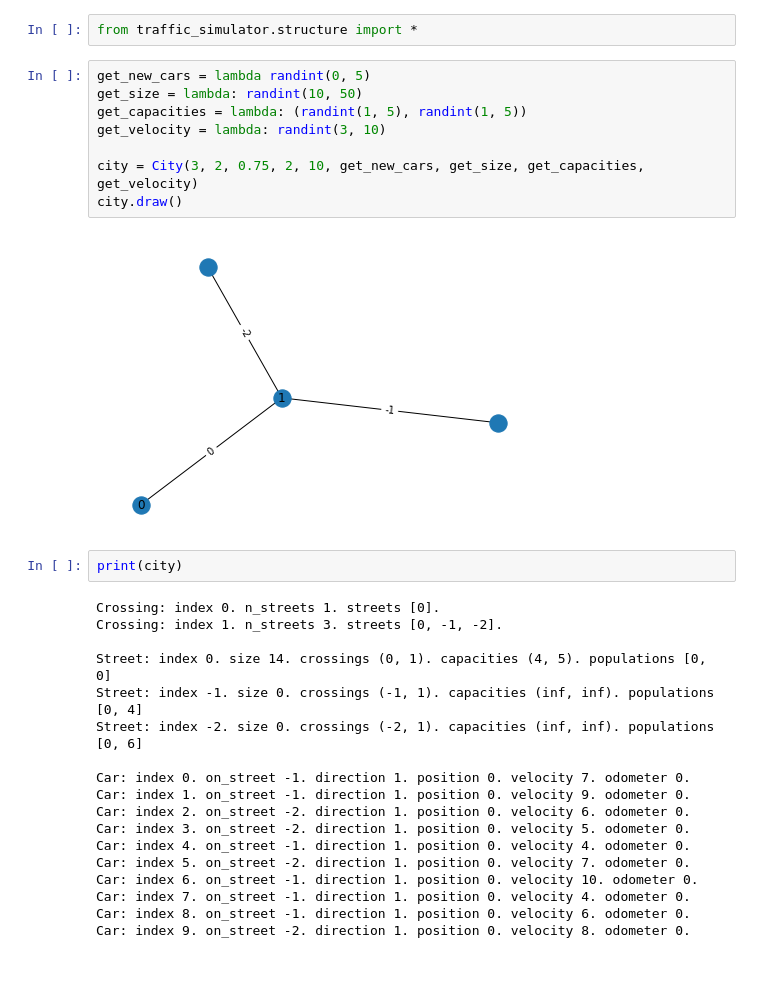
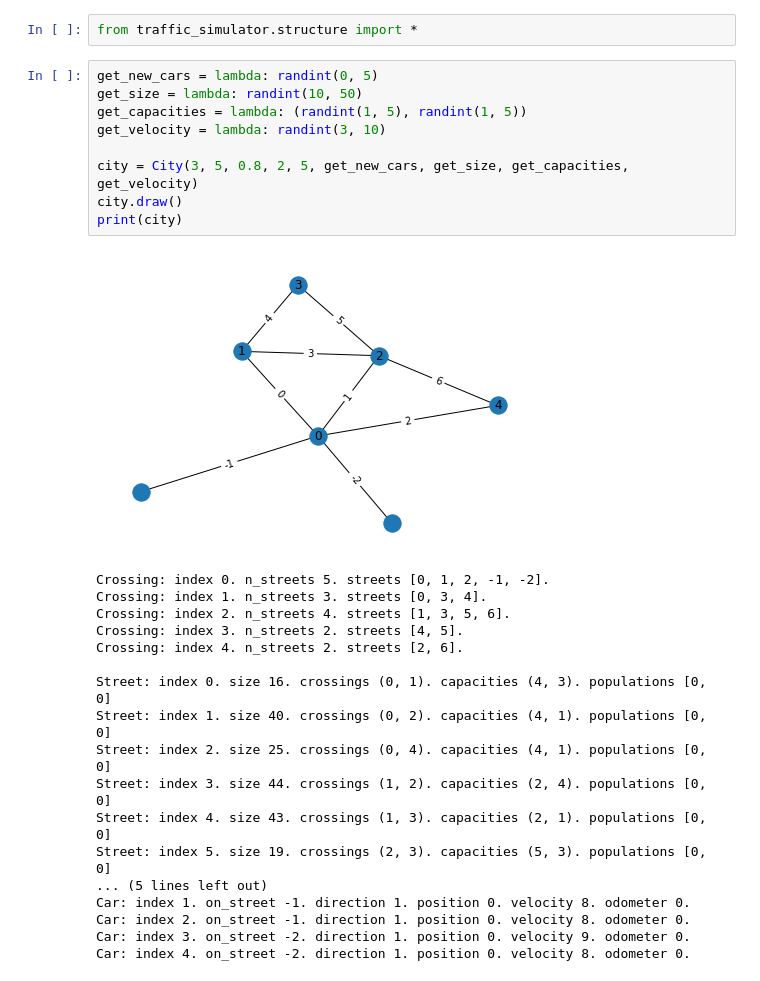
Before and after one commit to wllsena/traffic_simulator, a Jupyter notebook: test.ipynb, the cells around one changed output. Drawn from its saved outputs; the diff is of its cells as text.

```diff
--- a/test.ipynb
+++ b/test.ipynb
@@ -1,35 +1,33 @@
 # %%
 from traffic_simulator.structure import *
 # %%
-get_new_cars = lambda randint(0, 5)
+get_new_cars = lambda: randint(0, 5)
 get_size = lambda: randint(10, 50)
 get_capacities = lambda: (randint(1, 5), randint(1, 5))
 get_velocity = lambda: randint(3, 10)
 
-city = City(3, 2, 0.75, 2, 10, get_new_cars, get_size, get_capacities, get_velocity)
+city = City(3, 5, 0.8, 2, 5, get_new_cars, get_size, get_capacities, get_velocity)
 city.draw()
+print(city)
 # %% [output]
-[figure, old version]
+[figure, new version]
+Crossing: index 0. n_streets 5. streets [0, 1, 2, -1, -2].
+Crossing: index 1. n_streets 3. streets [0, 3, 4].
+Crossing: index 2. n_streets 4. streets [1, 3, 5, 6].
+Crossing: index 3. n_streets 2. streets [4, 5].
+Crossing: index 4. n_streets 2. streets [2, 6].
+
+Street: index 0. size 16. crossings (0, 1). capacities (4, 3). populations [0, 0]
+Street: index 1. size 40. crossings (0, 2). capacities (4, 1). populations [0, 0]
+Street: index 2. size 25. crossings (0, 4). capacities (4, 1). populations [0, 0]
+Street: index 3. size 44. crossings (1, 2). capacities (2, 4). populations [0, 0]
+Street: index 4. size 43. crossings (1, 3). capacities (2, 1). populations [0, 0]
+Street: index 5. size 19. crossings (2, 3). capacities (5, 3). populations [0, 0]
+... (5 lines left out)
+Car: index 1. on_street -1. direction 1. position 0. velocity 8. odometer 0.
+Car: index 2. on_street -1. direction 1. position 0. velocity 8. odometer 0.
+Car: index 3. on_street -2. direction 1. position 0. velocity 9. odometer 0.
+Car: index 4. on_street -2. direction 1. position 0. velocity 8. odometer 0.
-# %%
-print(city)
-# %% [output]
-Crossing: index 0. n_streets 1. streets [0].
-Crossing: index 1. n_streets 3. streets [0, -1, -2].
-
-Street: index 0. size 14. crossings (0, 1). capacities (4, 5). populations [0, 0]
-Street: index -1. size 0. crossings (-1, 1). capacities (inf, inf). populations [0, 4]
-Street: index -2. size 0. crossings (-2, 1). capacities (inf, inf). populations [0, 6]
-
-Car: index 0. on_street -1. direction 1. position 0. velocity 7. odometer 0.
-Car: index 1. on_street -1. direction 1. position 0. velocity 9. odometer 0.
-Car: index 2. on_street -2. direction 1. position 0. velocity 6. odometer 0.
-Car: index 3. on_street -2. direction 1. position 0. velocity 5. odometer 0.
-Car: index 4. on_street -1. direction 1. position 0. velocity 4. odometer 0.
-Car: index 5. on_street -2. direction 1. position 0. velocity 7. odometer 0.
-Car: index 6. on_street -1. direction 1. position 0. velocity 10. odometer 0.
-Car: index 7. on_street -1. direction 1. position 0. velocity 4. odometer 0.
-Car: index 8. on_street -1. direction 1. position 0. velocity 6. odometer 0.
-Car: index 9. on_street -2. direction 1. position 0. velocity 8. odometer 0.
 # %%
 for i in range(100):
     result = city.run()
```
Also changed, not shown: parts of 7 cells of this notebook, 4 other files.
